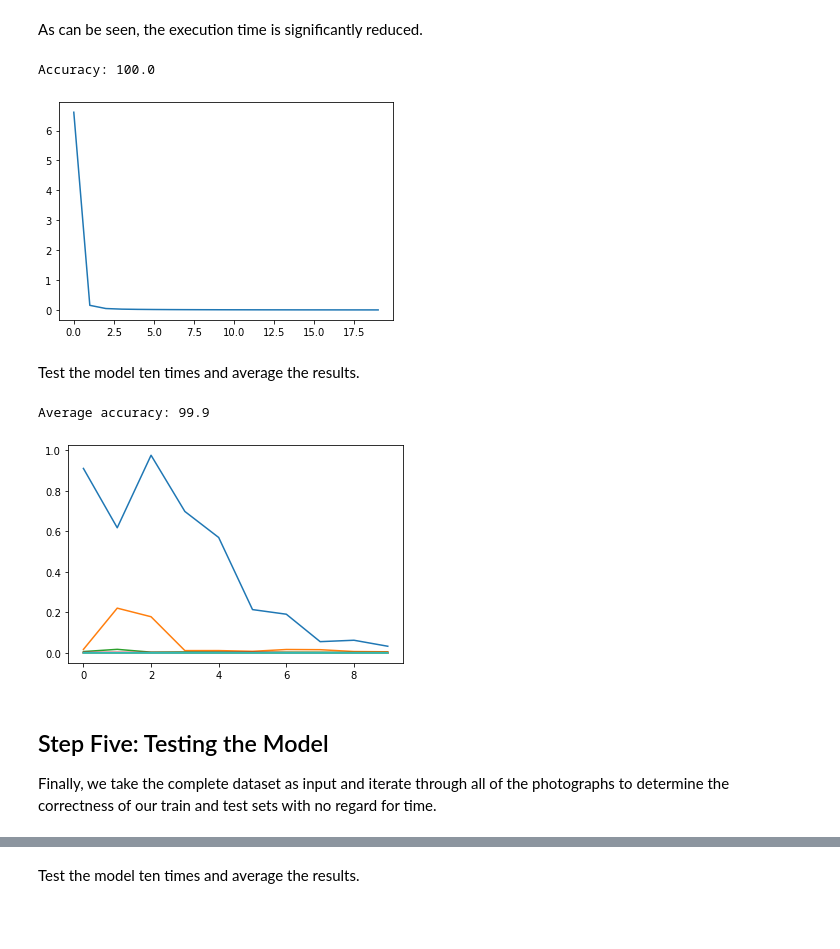
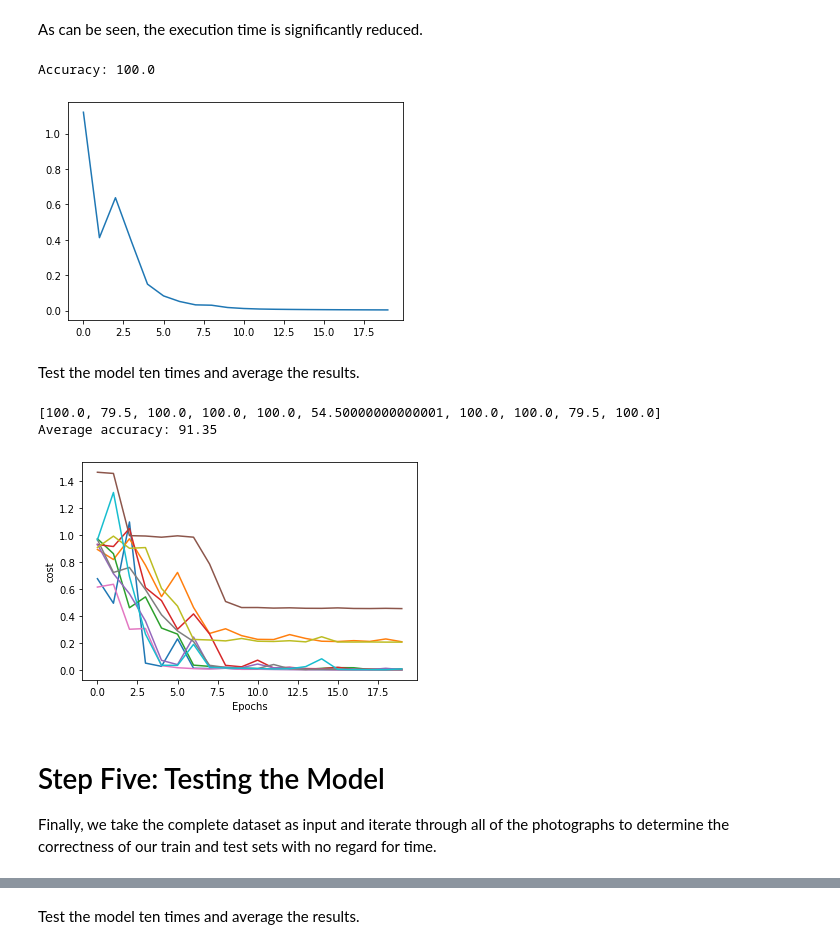
Before and after one commit to narsan/FruitClassificatoin, a Jupyter notebook: FruitClassification.ipynb, the cells around one changed output, grey strips where cells are left out. Saved outputs shown, nothing was run; the diff lists cells and outputs as text; code cells hidden in the pictures; blank space fills up the shorter version.

```diff
--- a/FruitClassification.ipynb
+++ b/FruitClassification.ipynb
@@ -244,9 +244,9 @@ The Cost function is decreasing. As a result, we know that our Neural Network is
 To save time, we re-create the previous NN, but this time without the loops.<br>
 # %%
-% % time
+%%time
 batch_size = 10
 learning_rate = 1
-number_of_epochs = 10
+number_of_epochs = 20
 W, b = initialize()
 total_costs = []
 for i in range(number_of_epochs):
@@ -307,16 +307,16 @@ plt.plot(epoch_size, total_costs)
 print(f"Accuracy: {calculate_accuracy(train_sample_200, W[0], W[1], W[2], b[0], b[1], b[2], len(train_sample_200))}")
 # %% [output]
 Accuracy: 100.0
-[figure, old version]
+[figure, new version]
 # %% [markdown]
 Test the model ten times and average the results.
 # %%
 batch_size = 10
 learning_rate = 1
-number_of_epochs = 10
+number_of_epochs = 20
 average_accuracy = []
-W, b = initialize()
 for i in range(10):
+    W, b = initialize()
     total_costs = []
     for i in range(number_of_epochs):
         np.random.shuffle(train_sample_200)
@@ -344,36 +344,40 @@ for i in range(10):
                 # Output layer
                 grad_W3 += (2 * (a3 - label) * derivative_sigmoid(z3)) @ np.transpose(a2)
                 grad_b3 += 2 * (a3 - label) * derivative_sigmoid(z3)
 
                 # Hidden layer 2
                 grad_a2 = np.zeros((60, 1))
                 grad_a2 += np.transpose(W[2]) @ (2 * (a3 - label) * derivative_sigmoid(z3))
                 grad_W2 += (derivative_sigmoid(z2) * grad_a2) @ np.transpose(a1)
                 grad_b2 += grad_a2 * derivative_sigmoid(z2)
 
                 # Hidden layer 1
                 grad_a1 = np.zeros((150, 1))
                 grad_a1 += np.transpose(W[1]) @ (grad_a2 * derivative_sigmoid(z2))
                 grad_W1 += (grad_a1 * derivative_sigmoid(z1)) @ np.transpose(image)
                 grad_b1 += grad_a1 * derivative_sigmoid(z1)
 
             W[0] -= (learning_rate * (grad_W1 / batch_size))
             W[1] -= (learning_rate * (grad_W2 / batch_size))
             W[2] -= (learning_rate * (grad_W3 / batch_size))
 
             b[0] -= (learning_rate * (grad_b1 / batch_size))
             b[1] -= (learning_rate * (grad_b2 / batch_size))
             b[2] -= (learning_rate * (grad_b3 / batch_size))
         cost = 0
         cost_calculator(train_sample_200, W[0], W[1], W[2], b[0], b[1], b[2], cost)
     epoch_size = [x for x in range(number_of_epochs)]
     plt.plot(epoch_size, total_costs)
+    plt.xlabel("Epochs")
+    plt.ylabel("cost")
     average_accuracy.append(calculate_accuracy(train_sample_200, W[0], W[1], W[2], b[0], b[1], b[2], number_of_samples))
+print(average_accuracy)
 print(f"Average accuracy: {mean(average_accuracy)}")
 # %% [output]
-Average accuracy: 99.9
+[100.0, 79.5, 100.0, 100.0, 100.0, 54.50000000000001, 100.0, 100.0, 79.5, 100.0]
+Average accuracy: 91.35
-[figure, old version]
+[figure, new version]
 # %% [markdown]
-## Step Five: Testing the Model
+# Step Five: Testing the Model
 Finally, we take the complete dataset as input and iterate through all of the photographs to determine the correctness of our train and test sets with no regard for time.
 # %%
```
Also changed, not shown: parts of 19 cells of this notebook, 3 other files.
